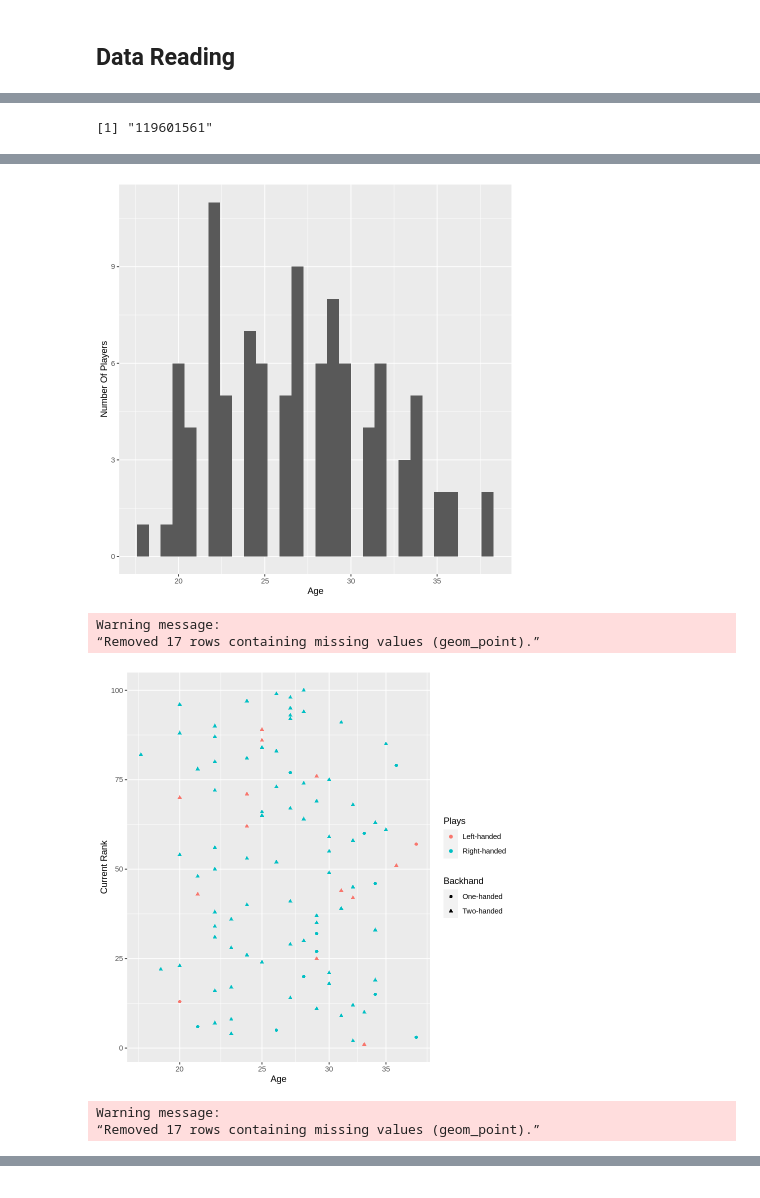
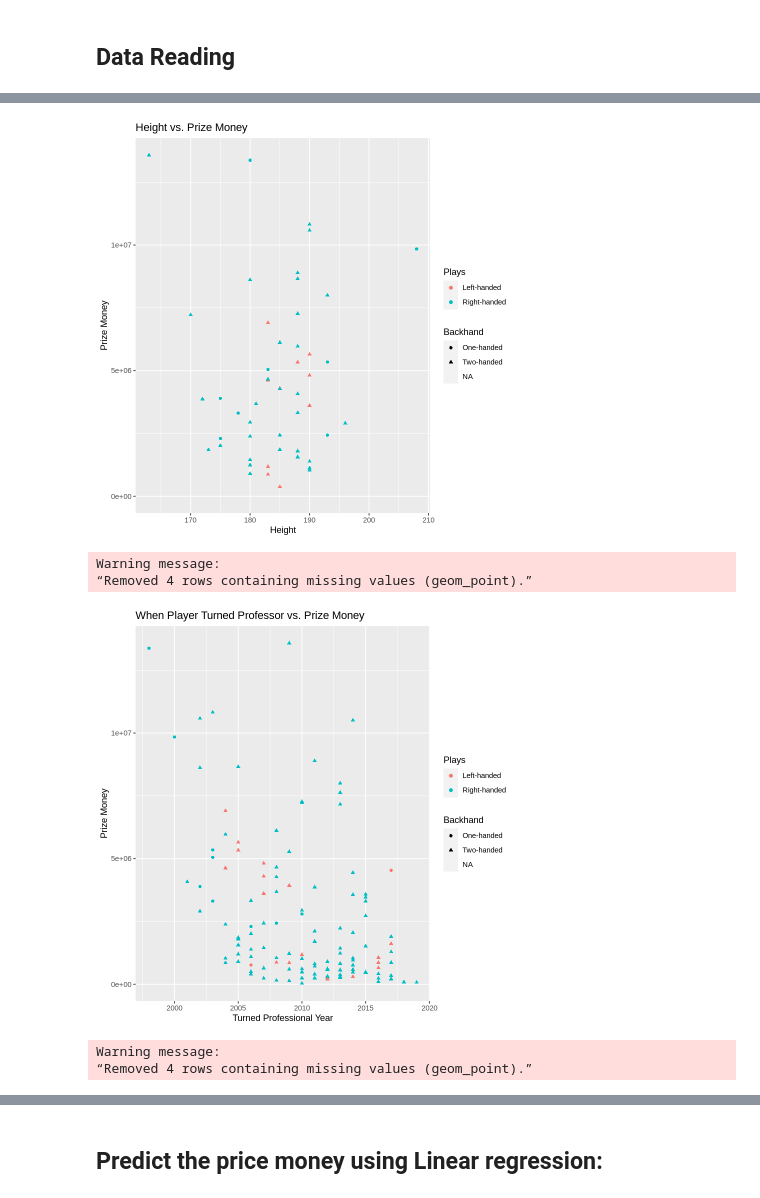
Before and after one commit to RaymondZhang20/Data-Prodiction, a Jupyter notebook: analysis.ipynb, the cells around one changed output, grey strips where cells are left out. Saved outputs shown, nothing was run; the diff lists cells and outputs as text; code cells hidden in the pictures.

```diff
--- a/analysis.ipynb
+++ b/analysis.ipynb
@@ -49,7 +73,8 @@ A spec_tbl_df: 500 × 38
 # %%
+set.seed(2000)
 tidy_data <- raw_data %>%
              select(Age:Seasons) %>%
-             select(-Wikipedia, -'Best Rank') %>%
+             select(-Wikipedia, -'Best Rank', -Country, -Name, -'Favorite Surface') %>%
              mutate(Age = as.integer(str_sub(Age, 1, 2))) %>%
              mutate('Height(cm)' = as.integer(str_sub(Height, 1, 3))) %>%
              select(-Height) %>%
@@ -57,9 +82,13 @@ tidy_data <- raw_data %>%
              mutate(`Prize Money` = as.integer(str_remove_all(string = raw_data$`Prize Money`, pattern = "[a-zA-Z]|\\$|\\,"))) %>%
              mutate(Plays = as.factor(Plays)) %>%
              mutate(Backhand = as.factor(Backhand)) %>%
+             filter(`Prize Money` != "NA", Seasons != "NA") %>%
              arrange(`Current Rank`) %>%
-             head(99)
+             filter(`Current Rank` != 1)
 tidy_data
+data_split <- initial_split(tidy_data, prop = 0.6, strata = `Prize Money`)
+data_training <- training(data_split)
+data_testing <- testing(data_split)
 # %% [output]
 Warning message:
 “Problem with `mutate()` input `Prize Money`.
@@ -80,26 +109,32 @@ A tibble: 99 × 11
-# %%
-stringr::str_remove_all("US$119,601,561fkuckjhf,jhk", "[a-zA-Z]|\\$|\\,")
-# %% [output]
-[1] "119601561"
 # %%
-age_distrubution <- ggplot(tidy_data, aes(x = Age)) +
-  geom_histogram() +
-  labs(x = "Age", y = "Number Of Players")
-age_distrubution
-age_rank_plot <- tidy_data %>%
-    ggplot(aes(x = Age, y = `Current Rank`)) +
+height_momeny_plot <- data_training %>%
+    ggplot(aes(x = `Height(cm)`, y = `Prize Money`)) +
         geom_point(aes(colour = Plays, shape = Backhand)) +
-        labs(x = "Age", y = "Current Rank", colour = "Plays", shape = "Backhand") +
-        scale_x_log10()
-age_rank_plot
-age_momeny_plot <- tidy_data %>%
+        labs(x = "Height", y = "Prize Money", colour = "Plays", shape = "Backhand") +
+        ggtitle("Height vs. Prize Money")
+height_momeny_plot
+turnPro_momeny_plot <- data_training %>%
+    ggplot(aes(x = `Turned Pro`, y = `Prize Money`)) +
+        geom_point(aes(colour = Plays, shape = Backhand)) +
+        labs(x = "Turned Professional Year", y = "Prize Money", colour = "Plays", shape = "Backhand") +
+        ggtitle("When Player Turned Professor vs. Prize Money")
+turnPro_momeny_plot
+age_momeny_plot <- data_training %>%
     ggplot(aes(x = Age, y = `Prize Money`)) +
         geom_point(aes(colour = Plays, shape = Backhand)) +
-        labs(x = "Age", y = "Prize Money", colour = "Plays", shape = "Backhand")
+        labs(x = "Age", y = "Prize Money", colour = "Plays", shape = "Backhand") +
+        ggtitle("Age vs. Prize Money")
 age_momeny_plot
-rank_momeny_plot <- tidy_data %>%
+rank_momeny_plot <- data_training %>%
     ggplot(aes(x = `Current Rank`, y = `Prize Money`)) +
         geom_point(aes(colour = Plays, shape = Backhand)) +
-        labs(x = "Current Rank", y = "Prize Money", colour = "Plays", shape = "Backhand")
+        labs(x = "Current Rank", y = "Prize Money", colour = "Plays", shape = "Backhand") +
+        ggtitle("Current Rank vs. Prize Money")
 rank_momeny_plot
+season_momeny_plot <- data_training %>%
+    ggplot(aes(x = `Seasons`, y = `Prize Money`)) +
+        geom_point(aes(colour = Plays, shape = Backhand)) +
+        labs(x = "Seasons", y = "Prize Money", colour = "Plays", shape = "Backhand") +
+        ggtitle("Seasons vs. Prize Money")
+season_momeny_plot
 # %% [output]
@@ -107,6 +145,6 @@ rank_momeny_plot
-[figure, old version]
+[figure, new version]
 Warning message:
-“Removed 17 rows containing missing values (geom_point).”
+“Removed 4 rows containing missing values (geom_point).”
-[figure, old version]
+[figure, new version]
 Warning message:
-“Removed 17 rows containing missing values (geom_point).”
+“Removed 4 rows containing missing values (geom_point).”
@@ -114,0 +156,2 @@ Warning message:
+# %% [markdown]
+## Predict the price money using Linear regression:
```
Also changed, not shown: parts of 11 cells of this notebook.
